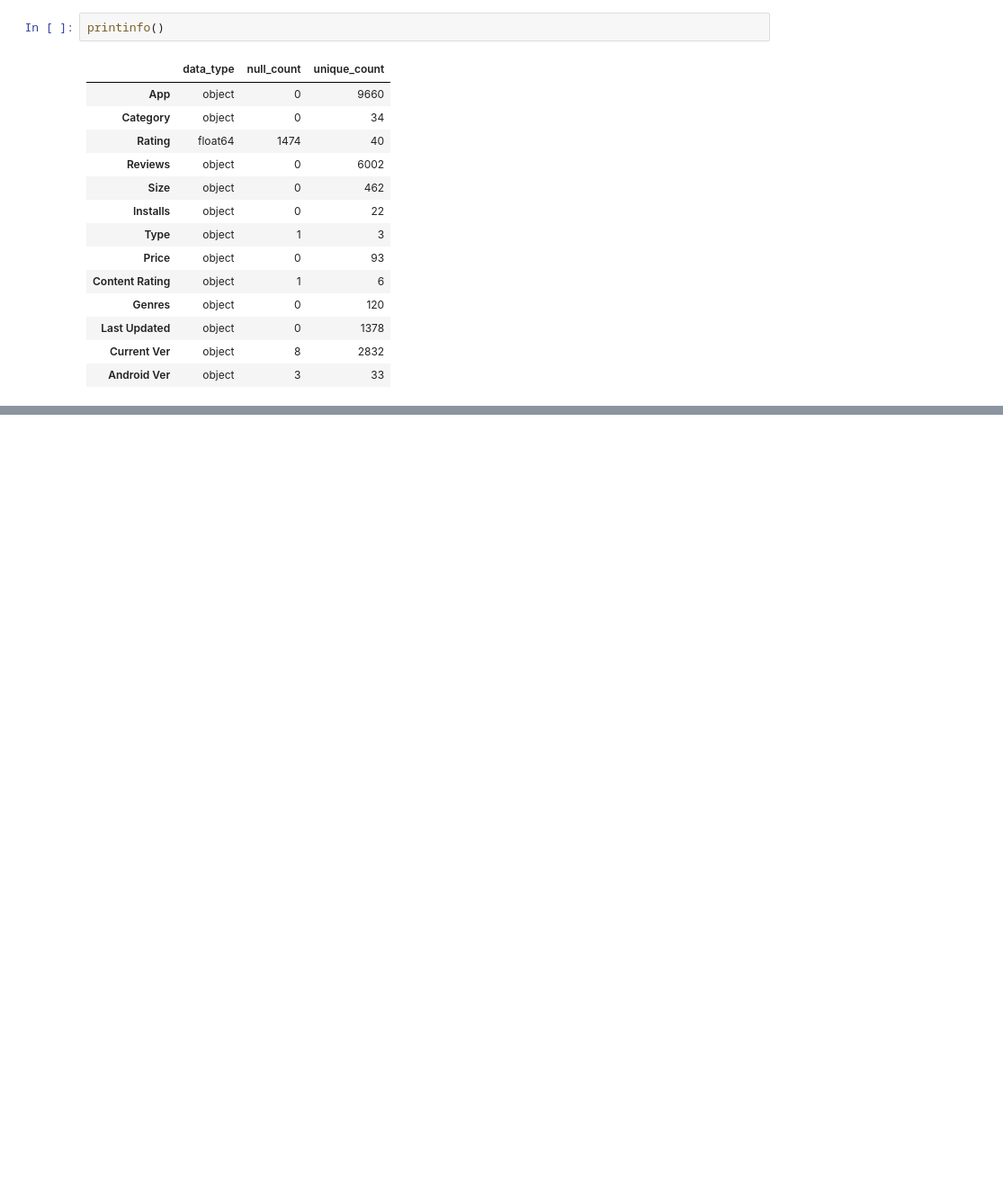
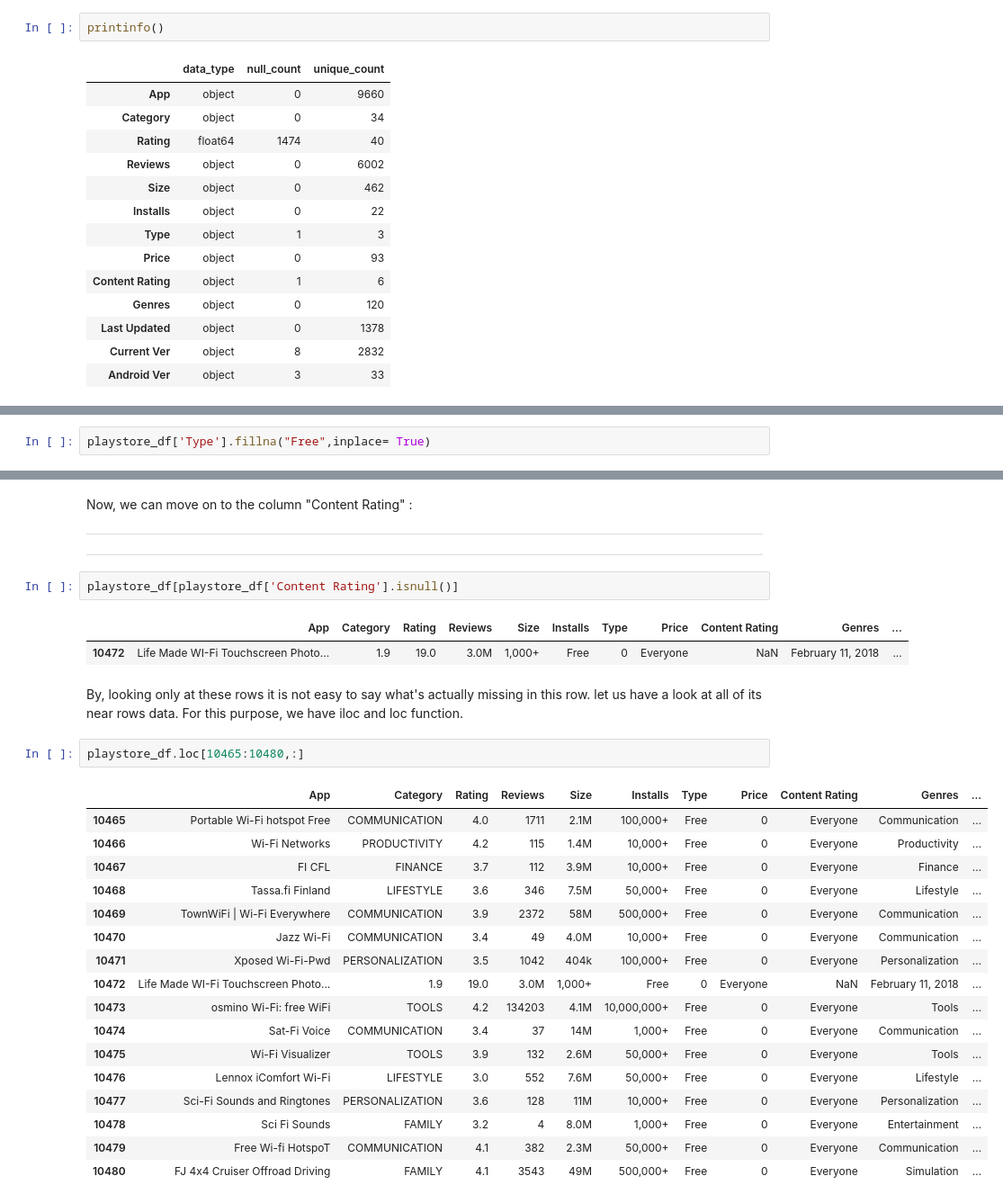
Before and after one commit to tjain858/Google-play-EDA, a Jupyter notebook: Play_Store_App_Review_Analysis_Capstone_Project.ipynb, the cells around one changed output, grey strips where cells are left out. Shown at 90% size. Drawn from its saved outputs; the diff is of its cells as text; blank space fills up the shorter version.

```diff
--- a/Play_Store_App_Review_Analysis_Capstone_Project.ipynb
+++ b/Play_Store_App_Review_Analysis_Capstone_Project.ipynb
@@ -181,0 +202,2 @@ printinfo()
+# %%
+playstore_df['Type'].fillna("Free",inplace= True)
@@ -181,0 +223,35 @@ printinfo()
+# %% [markdown]
+Now, we can move on to the column "Content Rating" :
+
+---
+
+
+
+---
+# %%
+playstore_df[playstore_df['Content Rating'].isnull()]
+# %% [output]
+|  | App | Category | Rating | Reviews | Size | Installs | Type | Price | Content Rating | Genres | ... |
+| 10472 | Life Made WI-Fi Touchscreen Photo... | 1.9 | 19.0 | 3.0M | 1,000+ | Free | 0 | Everyone | NaN | February 11, 2018 | ... |
+# %% [markdown]
+By, looking only at these rows it is not easy to say what's actually missing in this row. let us have a look at all of its near rows data. For this purpose, we have iloc and loc function.
+# %%
+playstore_df.loc[10465:10480,:]
+# %% [output]
+|  | App | Category | Rating | Reviews | Size | Installs | Type | Price | Content Rating | Genres | ... |
+| 10465 | Portable Wi-Fi hotspot Free | COMMUNICATION | 4.0 | 1711 | 2.1M | 100,000+ | Free | 0 | Everyone | Communication | ... |
+| 10466 | Wi-Fi Networks | PRODUCTIVITY | 4.2 | 115 | 1.4M | 10,000+ | Free | 0 | Everyone | Productivity | ... |
+| 10467 | FI CFL | FINANCE | 3.7 | 112 | 3.9M | 10,000+ | Free | 0 | Everyone | Finance | ... |
+| 10468 | Tassa.fi Finland | LIFESTYLE | 3.6 | 346 | 7.5M | 50,000+ | Free | 0 | Everyone | Lifestyle | ... |
+| 10469 | TownWiFi | Wi-Fi Everywhere | COMMUNICATION | 3.9 | 2372 | 58M | 500,000+ | Free | 0 | Everyone | Communication | ... |
+| 10470 | Jazz Wi-Fi | COMMUNICATION | 3.4 | 49 | 4.0M | 10,000+ | Free | 0 | Everyone | Communication | ... |
+| 10471 | Xposed Wi-Fi-Pwd | PERSONALIZATION | 3.5 | 1042 | 404k | 100,000+ | Free | 0 | Everyone | Personalization | ... |
+| 10472 | Life Made WI-Fi Touchscreen Photo... | 1.9 | 19.0 | 3.0M | 1,000+ | Free | 0 | Everyone | NaN | February 11, 2018 | ... |
+| 10473 | osmino Wi-Fi: free WiFi | TOOLS | 4.2 | 134203 | 4.1M | 10,000,000+ | Free | 0 | Everyone | Tools | ... |
+| 10474 | Sat-Fi Voice | COMMUNICATION | 3.4 | 37 | 14M | 1,000+ | Free | 0 | Everyone | Communication | ... |
+| 10475 | Wi-Fi Visualizer | TOOLS | 3.9 | 132 | 2.6M | 50,000+ | Free | 0 | Everyone | Tools | ... |
+| 10476 | Lennox iComfort Wi-Fi | LIFESTYLE | 3.0 | 552 | 7.6M | 50,000+ | Free | 0 | Everyone | Lifestyle | ... |
+| 10477 | Sci-Fi Sounds and Ringtones | PERSONALIZATION | 3.6 | 128 | 11M | 10,000+ | Free | 0 | Everyone | Personalization | ... |
+| 10478 | Sci Fi Sounds | FAMILY | 3.2 | 4 | 8.0M | 1,000+ | Free | 0 | Everyone | Entertainment | ... |
+| 10479 | Free Wi-fi HotspoT | COMMUNICATION | 4.1 | 382 | 2.3M | 50,000+ | Free | 0 | Everyone | Communication | ... |
+| 10480 | FJ 4x4 Cruiser Offroad Driving | FAMILY | 4.1 | 3543 | 49M | 500,000+ | Free | 0 | Everyone | Simulation | ... |
```
Also changed, not shown: parts of 37 cells of this notebook.
